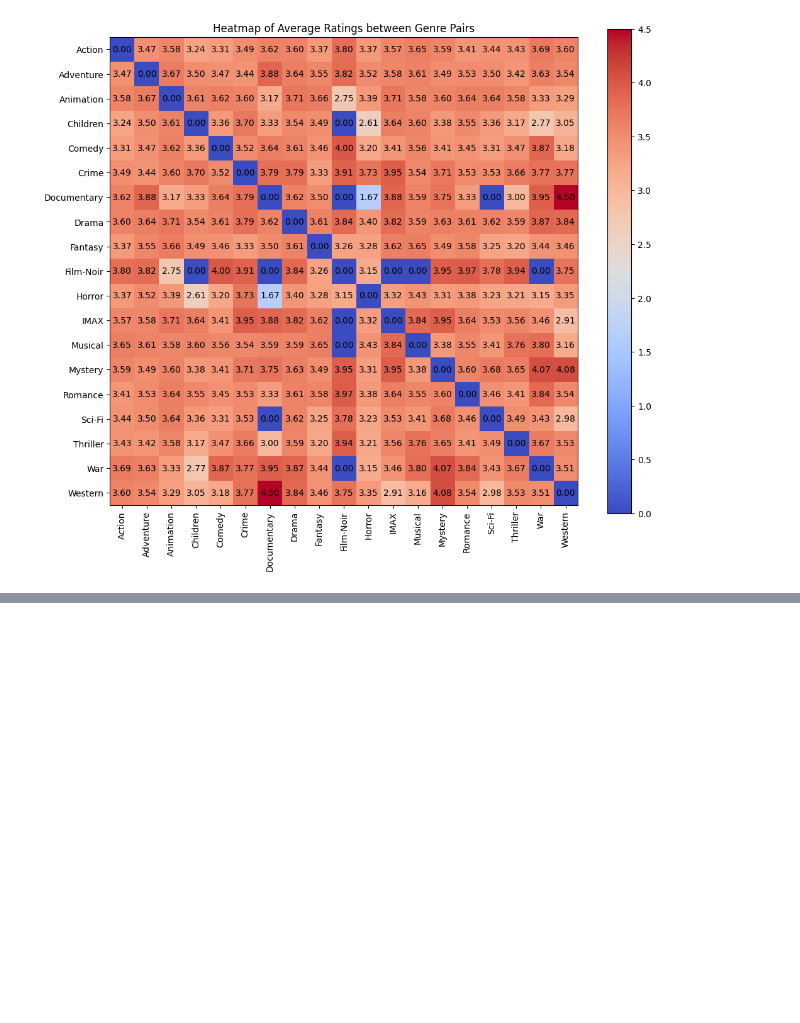
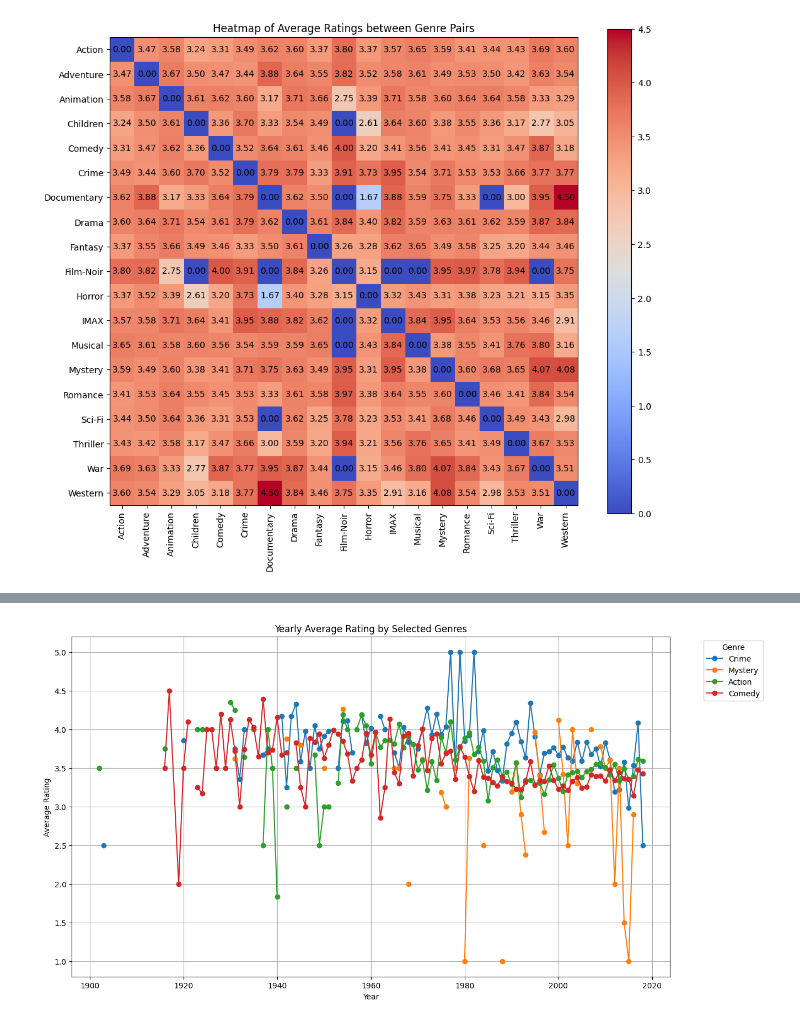
Before and after one commit to ChanceMKR/DCX_STUDY, a Jupyter notebook: d3_데이터분석.ipynb, the cells around one changed output, grey strips where cells are left out. Saved outputs shown, nothing was run; the diff lists cells and outputs as text; code cells hidden in the pictures; blank space fills up the shorter version.

```diff
--- a/d3_데이터분석.ipynb
+++ b/d3_데이터분석.ipynb
@@ -222,0 +225,11 @@ plt.show()
+# %%
+# Function to extract the year from the title
+def extract_year(title):
+    match = re.search(r'\((\d{4})\)', title)
+    if match:
+        return int(match.group(1))
+    return None
+
+# Assuming your DataFrame is named movie
+movie['year'] = movie['title'].apply(extract_year)
+movie.head(2)
@@ -222,0 +240,21 @@ plt.show()
+# %%
+# 선택된 장르만 필터링
+selected_genres = ['Crime', 'Mystery', 'Action', 'Comedy']
+genre_yearly_avg = movie.groupby(['year', 'genre'])['rating'].mean().unstack()
+
+# 선택된 장르만 필터링
+genre_yearly_avg_filtered = genre_yearly_avg[selected_genres]
+
+# 필터된 장르들에 대한 그래프 그리기
+plt.figure(figsize=(14, 8))
+for genre in genre_yearly_avg_filtered.columns:
+    plt.plot(genre_yearly_avg_filtered.index, genre_yearly_avg_filtered[genre], marker='o', label=genre)
+
+plt.title('Yearly Average Rating by Selected Genres')
+plt.xlabel('Year')
+plt.ylabel('Average Rating')
+plt.legend(title='Genre', bbox_to_anchor=(1.05, 1), loc='upper left')
+plt.grid(True)
+plt.show()
+# %% [output]
+[figure, added]
```
Also changed, not shown: parts of 13 cells of this notebook.
